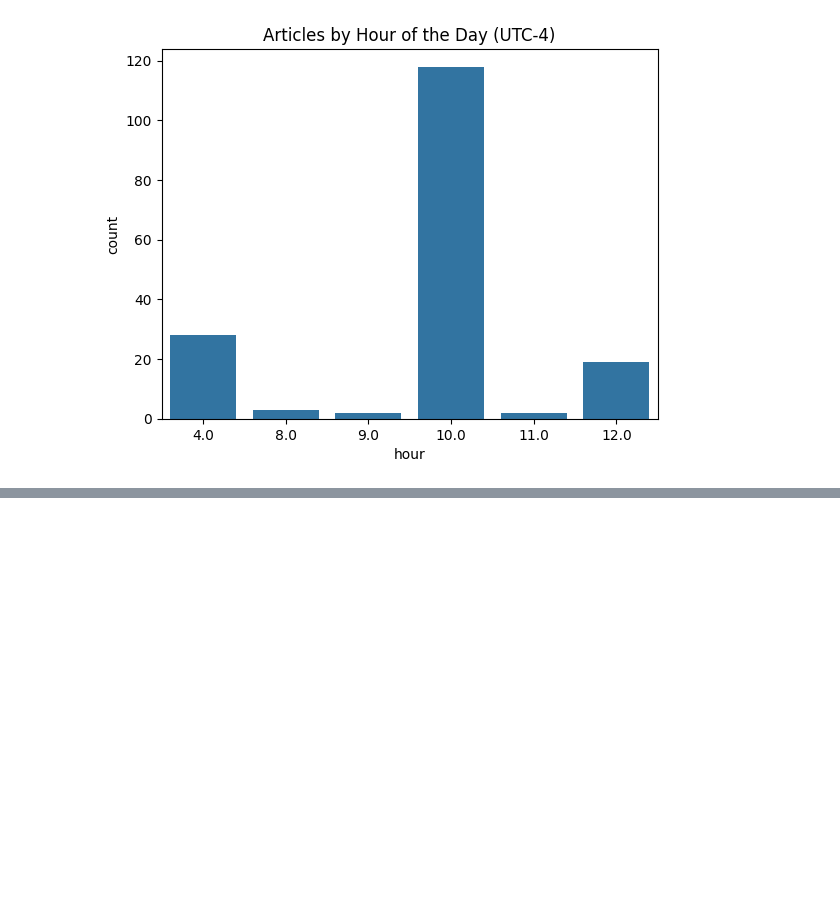
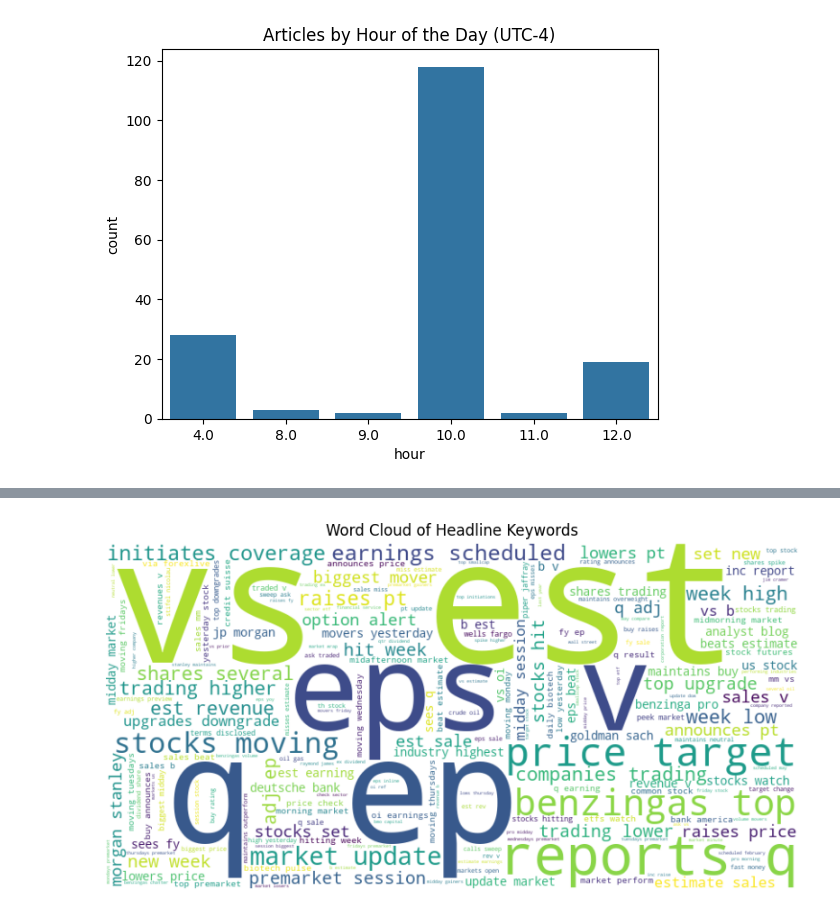
Before and after one commit to tess61/financial-news-sentiment, a Jupyter notebook: notebooks/eda.ipynb, the cells around one changed output, grey strips where cells are left out. Drawn from its saved outputs; the diff is of its cells as text; code cells hidden in the pictures; blank space fills up the shorter version.

```diff
--- a/notebooks/eda.ipynb
+++ b/notebooks/eda.ipynb
@@ -122,3 +122,19 @@ plt.show()
 # %% [output]
 [figure]
 [figure]
+# %%
+# Articles over time
+df['date_only'] = df['date'].dt.date
+
+articles_per_day = df.groupby('date_only').size()
+articles_per_day.plot(figsize=(12, 6))
+plt.title("Articles Published Over Time")
+plt.xlabel("Date")
+plt.ylabel("Article Count")
+plt.show()
+
+# Publishing time
+df['hour'] = df['date'].dt.hour
+sns.countplot(data=df, x='hour')
+plt.title('Articles by Hour of the Day (UTC-4)')
+plt.show()
@@ -124,0 +144,22 @@ plt.show()
+# %%
+stop_words = set(stopwords.words('english'))
+
+def clean_text(text):
+    text = re.sub(r'[^a-zA-Z\s]', '', text)
+    text = text.lower()
+    text = ' '.join([word for word in text.split() if word not in stop_words])
+    return text
+
+df['cleaned_headline'] = df['headline'].apply(clean_text)
+
+# Word Cloud
+text = ' '.join(df['cleaned_headline'])
+wordcloud = WordCloud(width=800, height=400, background_color='white').generate(text)
+
+plt.figure(figsize=(10, 5))
+plt.imshow(wordcloud, interpolation='bilinear')
+plt.axis('off')
+plt.title("Word Cloud of Headline Keywords")
+plt.show()
+# %% [output]
+[figure, added]
```
Also changed, not shown: parts of 3 cells of this notebook.
